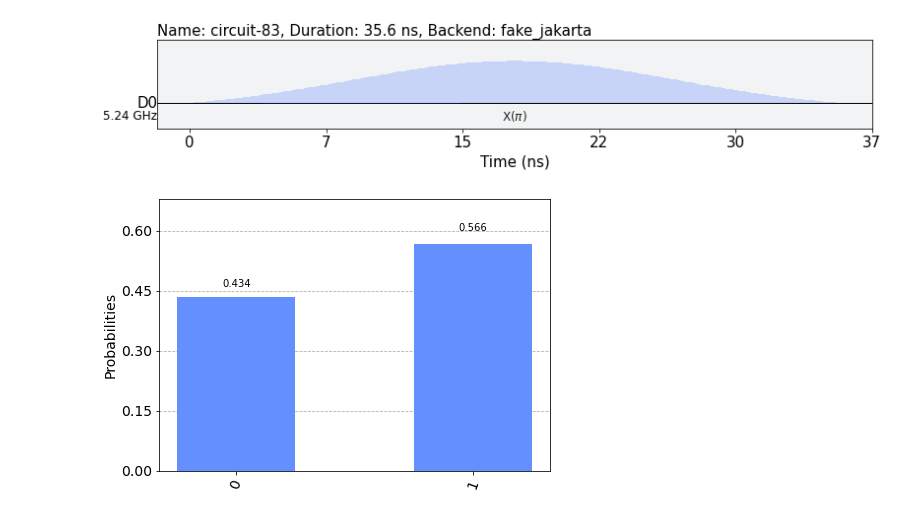
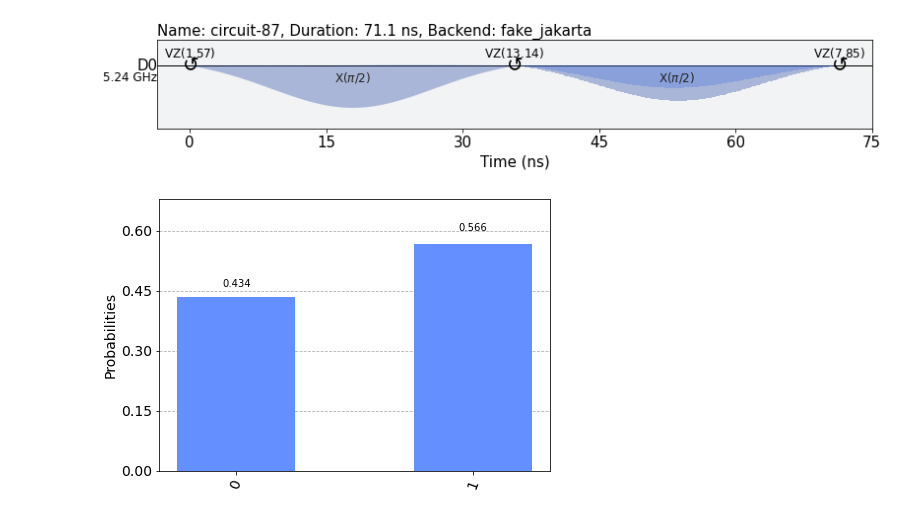
Before and after one commit to Fan-0/AQI2022, a Jupyter notebook: Final Project/Gate Schedules.ipynb, the cells around one changed output. Saved outputs shown, nothing was run; the diff lists cells and outputs as text; code cells hidden in the pictures.

```diff
--- a/Final Project/Gate Schedules.ipynb
+++ b/Final Project/Gate Schedules.ipynb
@@ -17,22 +17,22 @@ from qiskit.circuit import Gate
 # %%
 from qiskit.test.mock import FakeArmonk
 from qiskit import transpile, schedule as build_schedule
 from qiskit.test.mock import FakeJakarta
 
 backend = FakeJakarta()
 
 qc = qk.QuantumCircuit(1,0)
-qc.x(0)
+qc.rx(10,0)
 #qc.barrier()
 #qc.measure([0],[0])
 tran_qc= transpile(qc, backend)
 pulse_sched= build_schedule(tran_qc,backend)
 
 tran_qc.draw('mpl')
 
 pulse_sched.draw(backend=backend)
 # %% [output]
-[figure, old version]
+[figure, new version]
 # %%
 from qiskit.ignis.characterization.calibrations import rabi_schedules, RabiFitter
 
```
Also changed, not shown: 6 other files.
